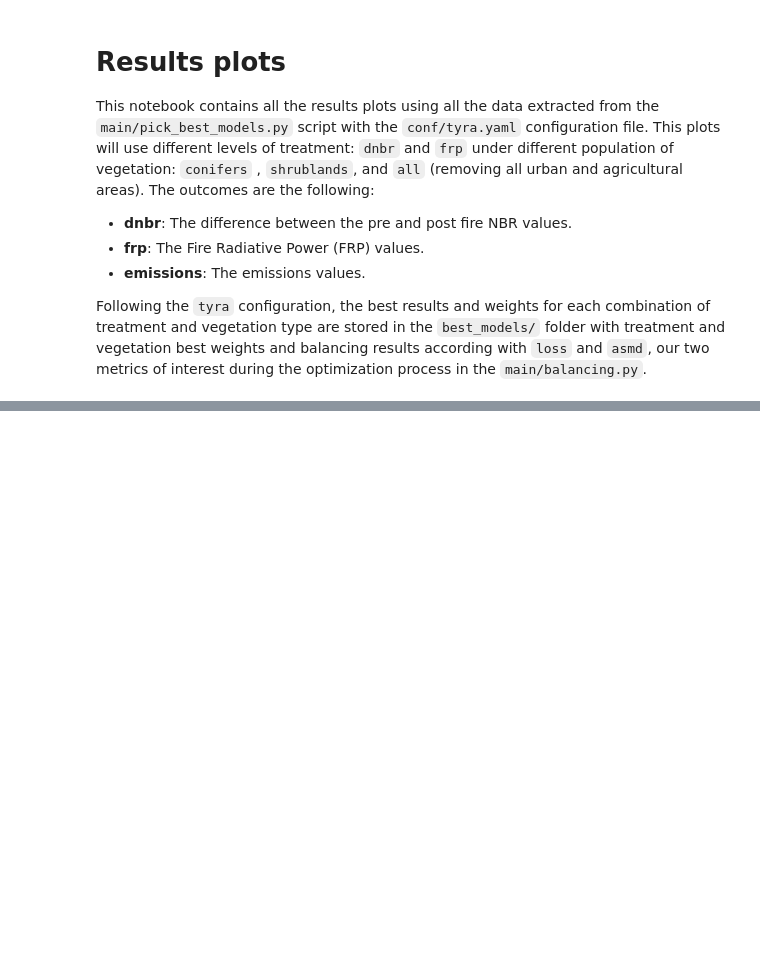
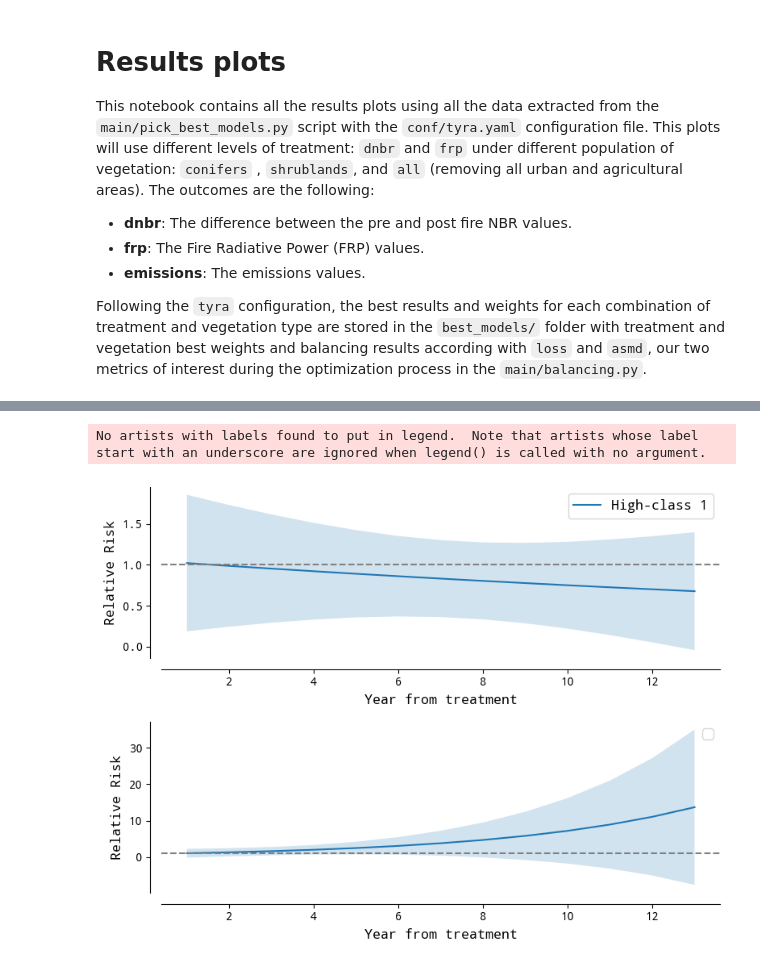
Before and after one commit to echolab-stanford/prescribed_fires, a Jupyter notebook: analysis/plot_results.ipynb, the cells around one changed output, grey strips where cells are left out. Drawn from its saved outputs; the diff is of its cells as text; code cells hidden in the pictures; blank space fills up the shorter version.

```diff
--- a/analysis/plot_results.ipynb
+++ b/analysis/plot_results.ipynb
@@ -297,3 +193,50 @@ emissions_all["year"] = emissions_all["time"].dt.year
+# %%
+fig, ax = plt.subplots(2, 1, figsize=(8, 6))
+
+for high_class in [1]:
+    rr_conifer = pd.concat(list_conifers).sort_values("year")
+    rr_conifer.loc[rr_conifer.high_class == high_class].plot(
+        x="year", y="coef", ax=ax[0], label=f"High-class {high_class}"
+    )
+
+    # Add the high_ci and low_ci as dotted lines
+    ax[0].fill_between(
+        rr_conifer.loc[rr_conifer.high_class == high_class].year,
+        rr_conifer.loc[rr_conifer.high_class == high_class].low_ci,
+        rr_conifer.loc[rr_conifer.high_class == high_class].high_ci,
+        alpha=0.2,
+    )
+
+plt.legend()
+
+for high_class in [1]:
+    rr_shrubs = pd.concat(list_shrubs).sort_values("year")
+    rr_shrubs.loc[rr_conifer.high_class == high_class].plot(
+        x="year", y="coef", ax=ax[1], label=f"High-class {high_class}",
+        legend=False
+    )
+
+    # Add the high_ci and low_ci as dotted lines
+    ax[1].fill_between(
+        rr_shrubs.loc[rr_conifer.high_class == high_class].year,
+        rr_shrubs.loc[rr_conifer.high_class == high_class].low_ci,
+        rr_shrubs.loc[rr_conifer.high_class == high_class].high_ci,
+        alpha=0.2,
+    )
+
+for ax in ax.flatten():
+
+    # Add a horizontal line at 1
+    ax.axhline(1, color="gray", linestyle="--")
+
+    # Remove the axis labels and lines
+    template_plots(ax, no_axis=False, ylab="Relative Risk", xlab="Year from treatment")
+
+# Add more space between plots
+plt.tight_layout()
+# %% [output]
+No artists with labels found to put in legend.  Note that artists whose label start with an underscore are ignored when legend() is called with no argument.
+[figure, added]
 # %%
 import warnings
 
```
Also changed, not shown: parts of 16 cells of this notebook, 9 other files.
